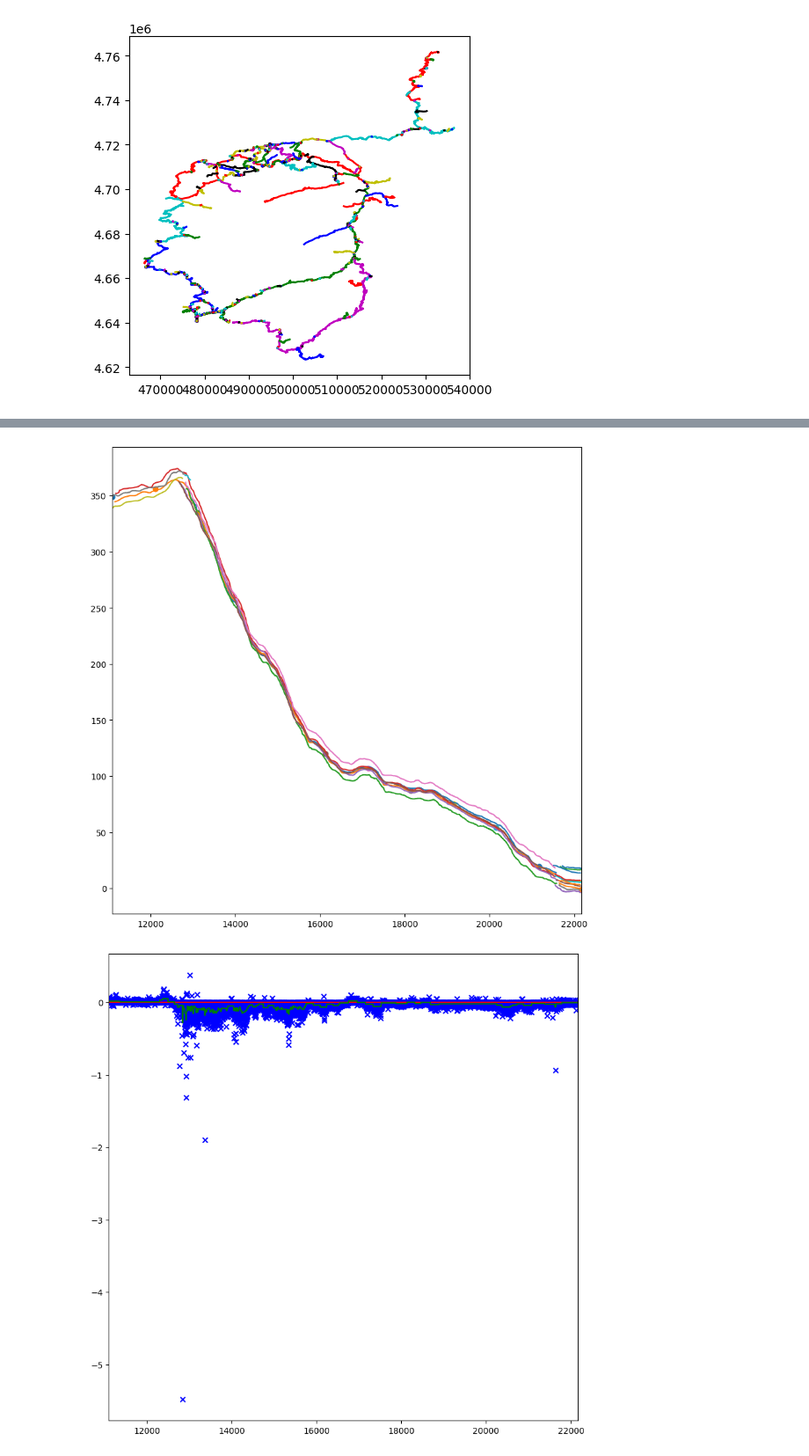
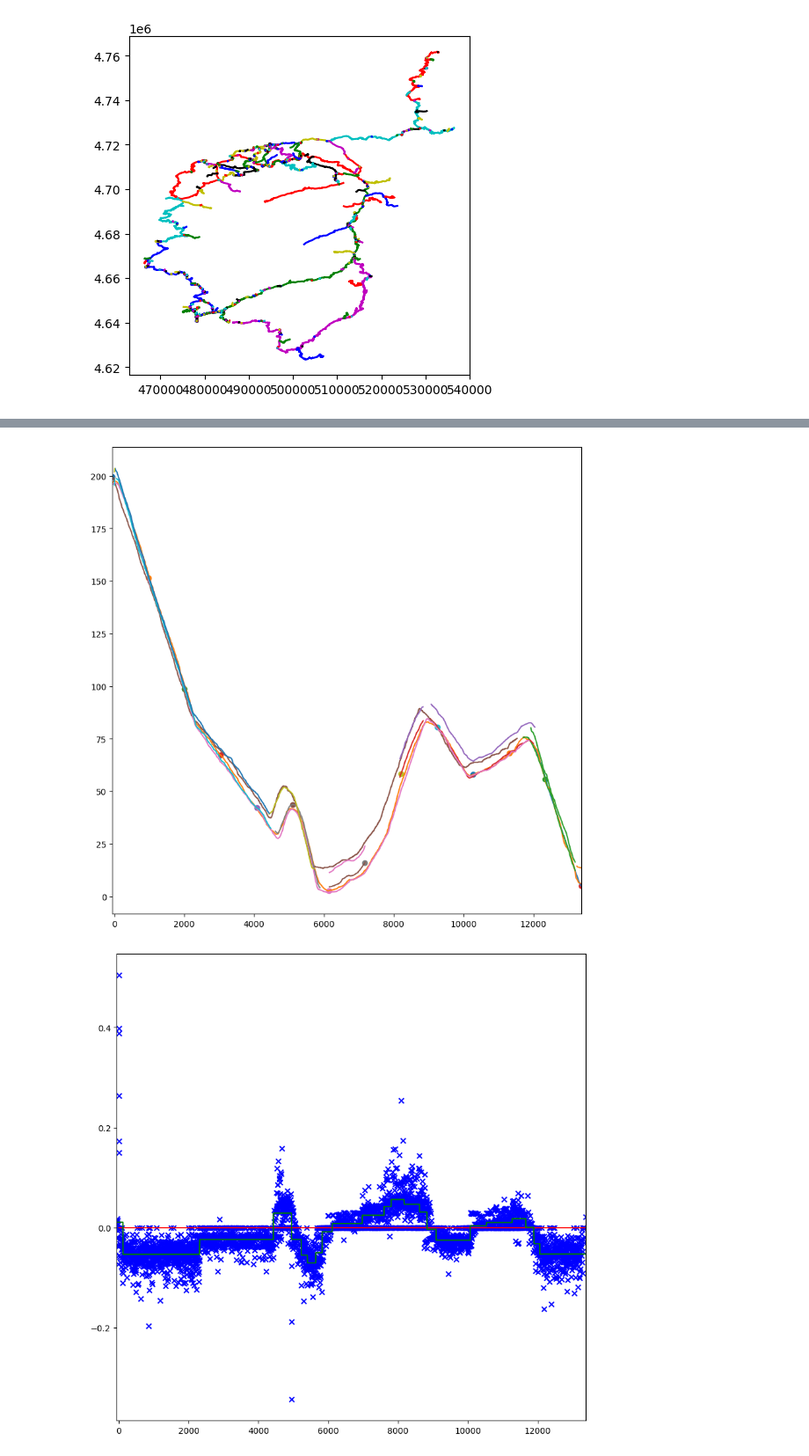
Before and after one commit to pierremennesson/garmin_elevation_process, a Jupyter notebook: graph_decomposition.ipynb, the cells around one changed output, grey strips where cells are left out. Shown at 88% size. Drawn from its saved outputs; the diff is of its cells as text; code cells hidden in the pictures.

Commit message:
approximate derivative between intermediate points

```diff
--- a/graph_decomposition.ipynb
+++ b/graph_decomposition.ipynb
@@ -149,5 +149,6 @@ for k,path in enumerate(paths[:]):
 # %% [output]
 [figure]
 # %%
-path=paths[4]
+path=paths[3]
 len(path)
+path=path[:]
@@ -236,5 +235,5 @@ len(cover)
 # %%
-i=1
+i=0
 sub_meta_segments=[corrected_meta_segments[k] for k in cover[i]]
 x_min,x_max=extremities[i]
 plt.xlim(x_min,x_max)
@@ -245,6 +244,6 @@ for meta_segment in sub_meta_segments:
 # %%
 plt.xlim(x_min,x_max)
-intermediate_distance=1000
+intermediate_distance=2500
 intermediate_points=np.linspace(x_min,x_max,max(round((x_max-x_min)/intermediate_distance)+1,2))
 for meta_segment in sub_meta_segments:
     plt.plot(meta_segment['X'],meta_segment['Y'])
@@ -252,16 +251,16 @@ intermediate_elevations=get_intermediate_elevation(intermediate_points,sub_meta_
 for k,l in enumerate(intermediate_elevations):
     plt.scatter(intermediate_points[k],np.nanmedian(l))
 # %% [output]
-[figure, old version]
+[figure, new version]
 # %%
 plt.xlim(x_min,x_max)
 output=approximate_derivative(sub_meta_segments,x_min=x_min,x_max=x_max,
-                                    min_samples_leaf=25,min_impurity_decrease=0.5*float('1e-6'))
+                                    min_samples_leaf=50,min_impurity_decrease=float('1e-6'))
 if output is not None:
     X,dYdX,model=output
     Z=model.predict(X.reshape(-1,1))
     plt.scatter(X,dYdX,c='b',marker='x')
     plt.plot([0,X[-1]],[0,0],c='r')
     plt.plot(X,Z,c='g')
 # %% [output]
-[figure, old version]
+[figure, new version]
```
Also changed, not shown: parts of 20 cells of this notebook, 6 other files.
